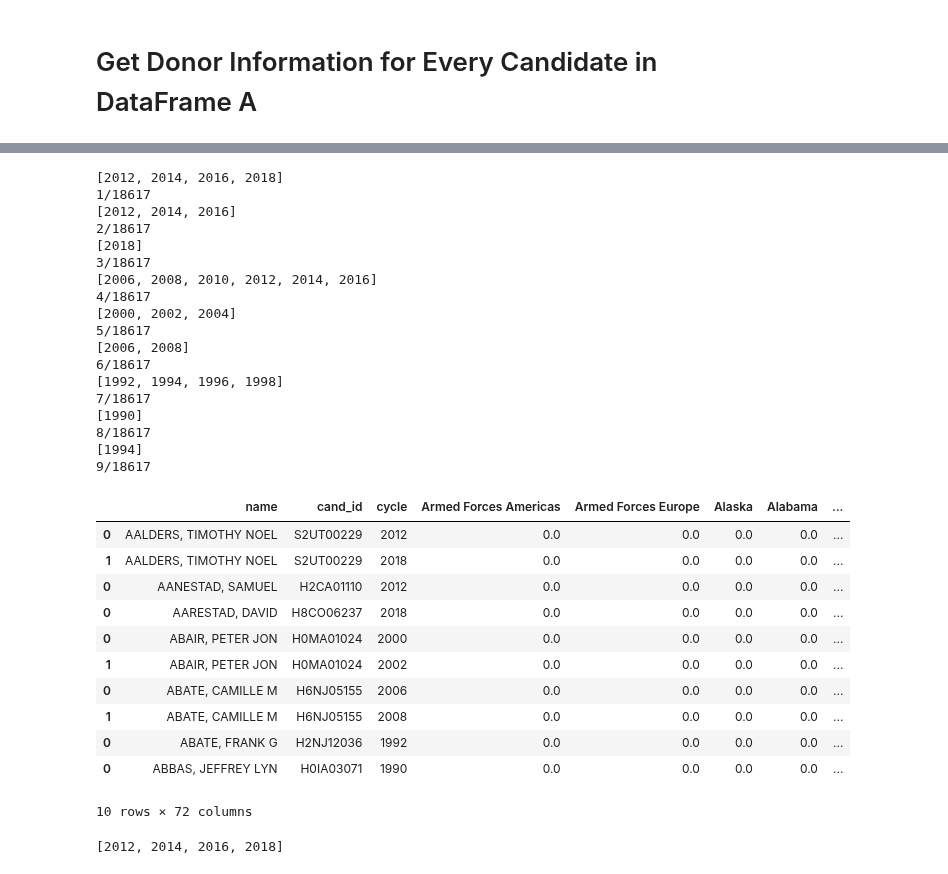
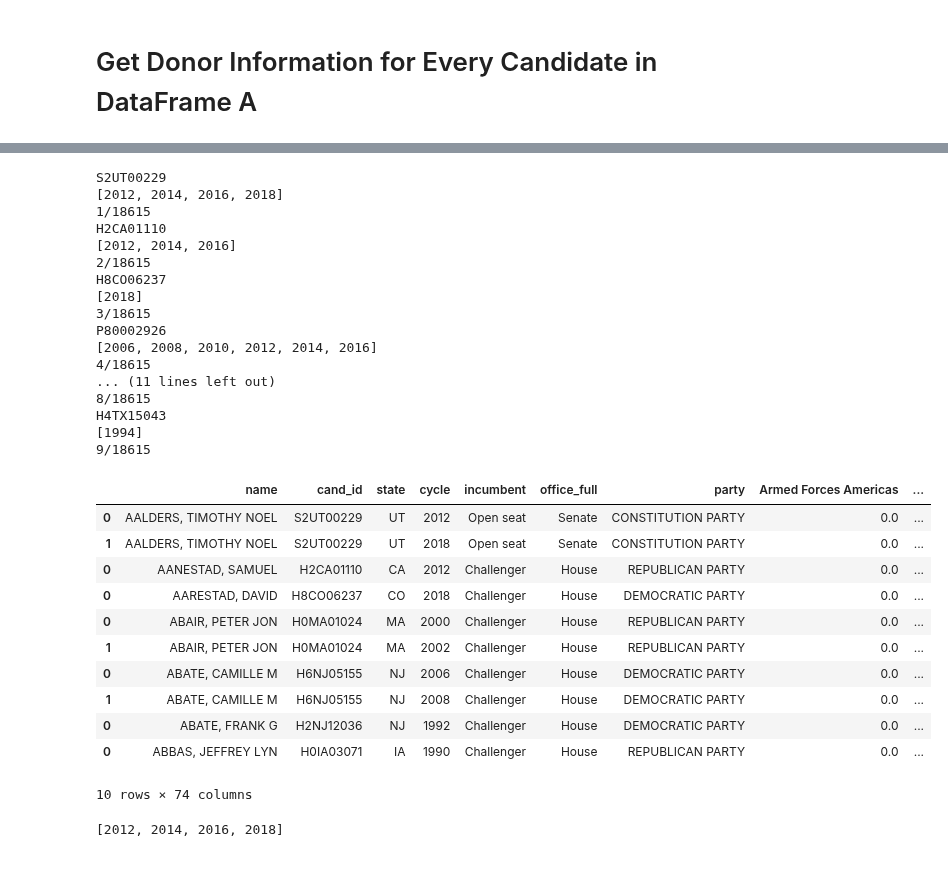
Before and after one commit to Nlorio/election-forecast, a Jupyter notebook: notebooks/Project - FEC Financial Data .ipynb, the cells around one changed output, grey strips where cells are left out. Drawn from its saved outputs; the diff is of its cells as text; code cells hidden in the pictures.

```diff
--- a/notebooks/Project - FEC Financial Data .ipynb
+++ b/notebooks/Project - FEC Financial Data .ipynb
@@ -94,3 +101,5 @@ df_candidate_id.to_csv('candidate_ids.csv')
+# %%
+df_candidate_id = pd.read_pickle('candidate_ids.pkl')
 # %% [markdown]
 ### Construct Committee_id DataFrame B
 # %%
@@ -432,7 +443,7 @@ def candidate_donor_df(candidate_name, states, df_candidate_id):
     j = 0
 
     #Initialize dataframe
-    cand_info = ['name', 'cand_id', 'state', 'cycle', 'incumbent', 'office_full', 'party']
+    cand_info = ['name', 'cand_id', 'state', 'cycle', 'incumbent', 'office_full', 'party', 'committe_id']
     donation_levels = ['Donation Level 1',
                'Donation Level 2',
                'Donation Level 3',
@@ -445,7 +456,7 @@ def candidate_donor_df(candidate_name, states, df_candidate_id):
     df = pd.DataFrame(columns=columns)
 
     for cand_id in cand_ids:
-        print(cand_id)
+        #print(cand_id)
 
         cycles = cand_row.cycles.values[0]
 
@@ -454,7 +465,7 @@ def candidate_donor_df(candidate_name, states, df_candidate_id):
 
         #Iterate through candidates cycles, add all cycles as new rows. Append to each column each
 
-        print(cycles)
+        #print(cycles)
         for cycle in cycles:
             df_size = cand_donor_size(cand_id, cycle)
             df_state = cand_donor_state(cand_id, cycle)
@@ -501,7 +512,8 @@ def candidate_donor_df(candidate_name, states, df_candidate_id):
                               'cycle': cycle,
                               'incumbent': cand_row.incumbent_challenge_full.values[0],
                               'office_full': cand_row.office_full.values[0],
-                              'party': cand_row.party_full.values[0]}
+                              'party': cand_row.party_full.values[0],
+                              'committee_id': 0}
             state_dict = merge_two_dicts(cand_info_dict, state_dict)
             state_dict = merge_two_dicts(state_dict, level_dict)
             #return state_dict
@@ -830,54 +699,53 @@ df_candidate_id.head()
 # %%
 cand_info = ['name', 'cand_id', 'state','cycle', 'incumbent', 'office_full', 'party']
 donation_levels = ['Donation Level 1',
        'Donation Level 2',
        'Donation Level 3',
        'Donation Level 4',
        'Donation Level 5']
 columns = np.append(cand_info, states)
 columns = np.append(columns, donation_levels)
 df = pd.DataFrame(columns=columns)
 i = 1
 amount = len(df_candidate_id.name)
 for name in df_candidate_id.name:
-    df_name = candidate_donor_df(name, states)
+    df_name = candidate_donor_df(name, states, df_candidate_id)
     df = pd.concat([df, df_name], sort=False)
     print('{}/{}'.format(i, amount))
     i+=1
     if i == 10:
         break
 df
 # %% [output]
+S2UT00229
 [2012, 2014, 2016, 2018]
-1/18617
+1/18615
+H2CA01110
 [2012, 2014, 2016]
-2/18617
+2/18615
+H8CO06237
 [2018]
-3/18617
+3/18615
+P80002926
 [2006, 2008, 2010, 2012, 2014, 2016]
-4/18617
-[2000, 2002, 2004]
-5/18617
-[2006, 2008]
-6/18617
-[1992, 1994, 1996, 1998]
-7/18617
-[1990]
-8/18617
+4/18615
+... (11 lines left out)
+8/18615
+H4TX15043
 [1994]
-9/18617
+9/18615
-|  | name | cand_id | cycle | Armed Forces Americas | Armed Forces Europe | Alaska | Alabama | ... |
-| 0 | AALDERS, TIMOTHY NOEL | S2UT00229 | 2012 | 0.0 | 0.0 | 0.0 | 0.0 | ... |
-| 1 | AALDERS, TIMOTHY NOEL | S2UT00229 | 2018 | 0.0 | 0.0 | 0.0 | 0.0 | ... |
-| 0 | AANESTAD, SAMUEL | H2CA01110 | 2012 | 0.0 | 0.0 | 0.0 | 0.0 | ... |
-| 0 | AARESTAD, DAVID | H8CO06237 | 2018 | 0.0 | 0.0 | 0.0 | 0.0 | ... |
-| 0 | ABAIR, PETER JON | H0MA01024 | 2000 | 0.0 | 0.0 | 0.0 | 0.0 | ... |
-| 1 | ABAIR, PETER JON | H0MA01024 | 2002 | 0.0 | 0.0 | 0.0 | 0.0 | ... |
-| 0 | ABATE, CAMILLE M | H6NJ05155 | 2006 | 0.0 | 0.0 | 0.0 | 0.0 | ... |
-| 1 | ABATE, CAMILLE M | H6NJ05155 | 2008 | 0.0 | 0.0 | 0.0 | 0.0 | ... |
-| 0 | ABATE, FRANK G | H2NJ12036 | 1992 | 0.0 | 0.0 | 0.0 | 0.0 | ... |
-| 0 | ABBAS, JEFFREY LYN | H0IA03071 | 1990 | 0.0 | 0.0 | 0.0 | 0.0 | ... |
+|  | name | cand_id | state | cycle | incumbent | office_full | party | Armed Forces Americas | ... |
+| 0 | AALDERS, TIMOTHY NOEL | S2UT00229 | UT | 2012 | Open seat | Senate | CONSTITUTION PARTY | 0.0 | ... |
+| 1 | AALDERS, TIMOTHY NOEL | S2UT00229 | UT | 2018 | Open seat | Senate | CONSTITUTION PARTY | 0.0 | ... |
+| 0 | AANESTAD, SAMUEL | H2CA01110 | CA | 2012 | Challenger | House | REPUBLICAN PARTY | 0.0 | ... |
+| 0 | AARESTAD, DAVID | H8CO06237 | CO | 2018 | Challenger | House | DEMOCRATIC PARTY | 0.0 | ... |
+| 0 | ABAIR, PETER JON | H0MA01024 | MA | 2000 | Challenger | House | REPUBLICAN PARTY | 0.0 | ... |
+| 1 | ABAIR, PETER JON | H0MA01024 | MA | 2002 | Challenger | House | REPUBLICAN PARTY | 0.0 | ... |
+| 0 | ABATE, CAMILLE M | H6NJ05155 | NJ | 2006 | Challenger | House | DEMOCRATIC PARTY | 0.0 | ... |
+| 1 | ABATE, CAMILLE M | H6NJ05155 | NJ | 2008 | Challenger | House | DEMOCRATIC PARTY | 0.0 | ... |
+| 0 | ABATE, FRANK G | H2NJ12036 | NJ | 1992 | Challenger | House | DEMOCRATIC PARTY | 0.0 | ... |
+| 0 | ABBAS, JEFFREY LYN | H0IA03071 | IA | 1990 | Challenger | House | REPUBLICAN PARTY | 0.0 | ... |
-10 rows × 72 columns
+10 rows × 74 columns
 # %%
 cand_info = ['name', 'cand_id', 'state','cycle', 'incumbent', 'office_full', 'party']
 donation_levels = ['Donation Level 1',
```
Also changed, not shown: parts of 24 cells of this notebook, 8 other files.
